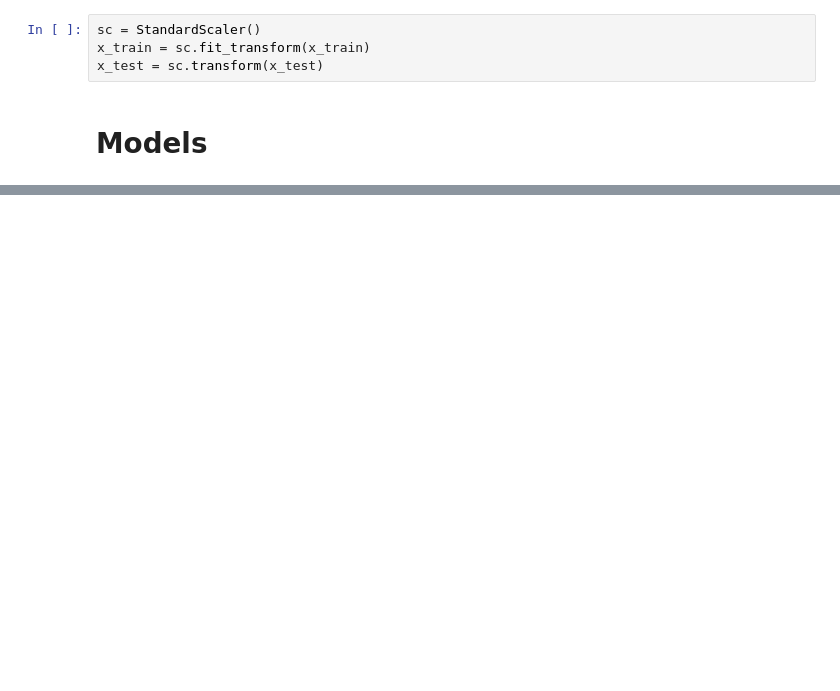
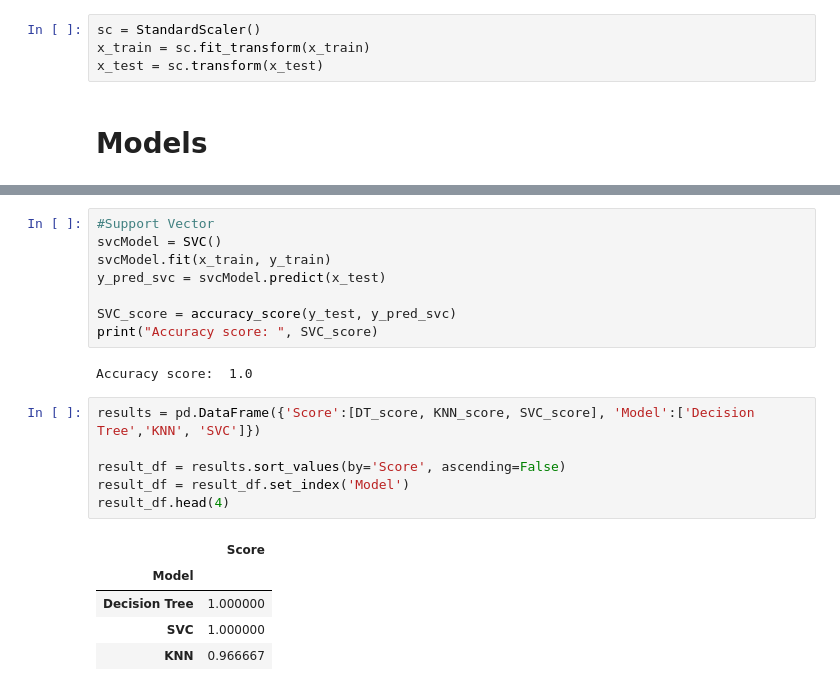
Before and after one commit to FlavieMagne/IrisClassification, a Jupyter notebook: IrisClassification.ipynb, the cells around one changed output, grey strips where cells are left out. Drawn from its saved outputs; the diff is of its cells as text; blank space fills up the shorter version.

```diff
--- a/IrisClassification.ipynb
+++ b/IrisClassification.ipynb
@@ -131,0 +202,22 @@ x_test = sc.transform(x_test)
+# %%
+#Support Vector
+svcModel = SVC()
+svcModel.fit(x_train, y_train)
+y_pred_svc = svcModel.predict(x_test)
+
+SVC_score = accuracy_score(y_test, y_pred_svc)
+print("Accuracy score: ", SVC_score)
+# %% [output]
+Accuracy score:  1.0
+# %%
+results = pd.DataFrame({'Score':[DT_score, KNN_score, SVC_score], 'Model':['Decision Tree','KNN', 'SVC']})
+
+result_df = results.sort_values(by='Score', ascending=False)
+result_df = result_df.set_index('Model')
+result_df.head(4)
+# %% [output]
+|  | Score |
+| Model |  |
+| Decision Tree | 1.000000 |
+| SVC | 1.000000 |
+| KNN | 0.966667 |
```
Also changed, not shown: parts of 15 cells of this notebook, 3 other files.
